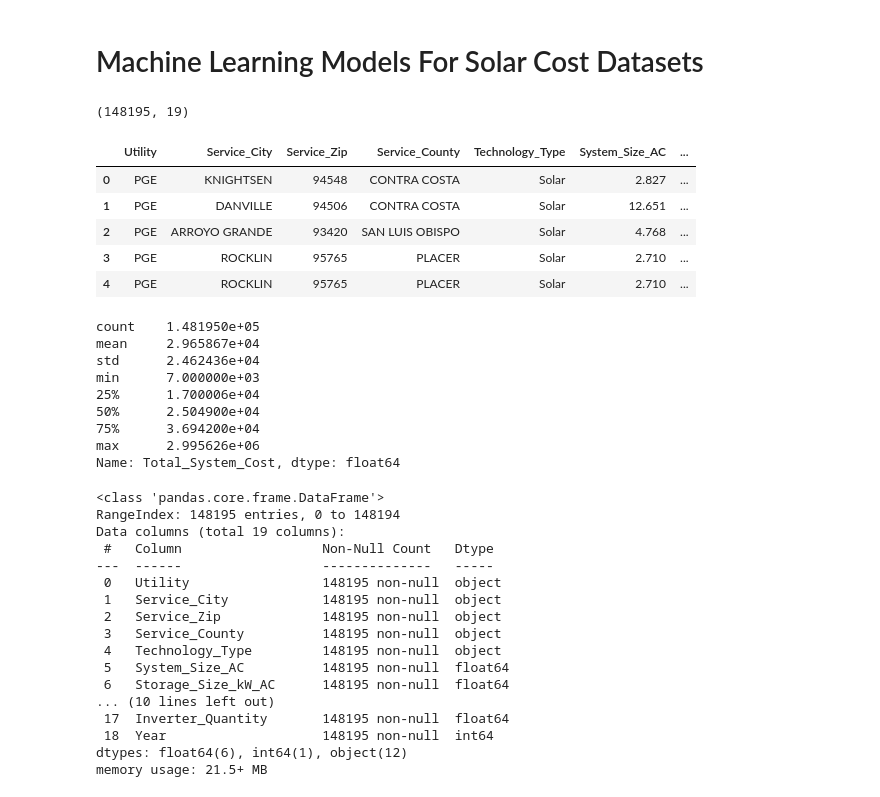
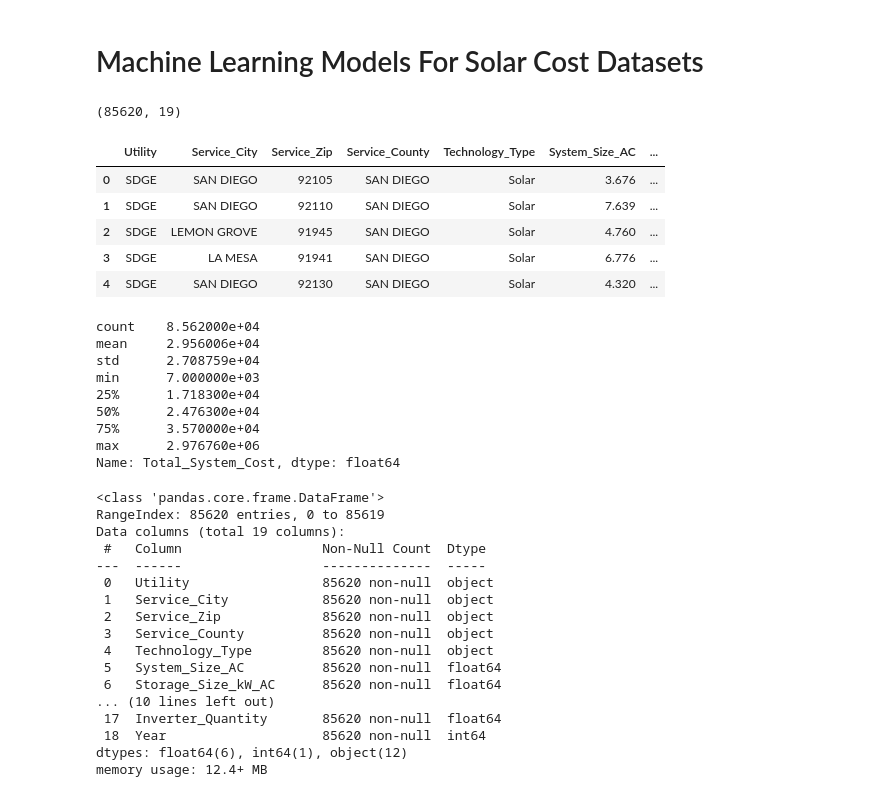
Before and after one commit to ns96/ML_Project, a Jupyter notebook: ml_nstevens.ipynb, the cells around one changed output. Drawn from its saved outputs; the diff is of its cells as text; code cells hidden in the pictures.

```diff
--- a/ml_nstevens.ipynb
+++ b/ml_nstevens.ipynb
@@ -25,18 +24,18 @@ hw = tf.config.get_visible_devices()
 tf.config.set_visible_devices(hw[0])
 # %%
 # import the Utility dataset
-utility = 'PGE'
+utility = 'SDGE'
 #data_file = "clean_data/df_" + utility + ".csv"
 data_file = "/Users/ns96/Documents/ML_Project/df_" + utility + ".csv"
 
 utility_df = pd.read_csv(data_file)
 print(utility_df.shape)
 utility_df.head()
 # %% [output]
-(148195, 19)
+(85620, 19)
 |  | Utility | Service_City | Service_Zip | Service_County | Technology_Type | System_Size_AC | ... |
-| 0 | PGE | KNIGHTSEN | 94548 | CONTRA COSTA | Solar | 2.827 | ... |
-| 1 | PGE | DANVILLE | 94506 | CONTRA COSTA | Solar | 12.651 | ... |
-| 2 | PGE | ARROYO GRANDE | 93420 | SAN LUIS OBISPO | Solar | 4.768 | ... |
-| 3 | PGE | ROCKLIN | 95765 | PLACER | Solar | 2.710 | ... |
-| 4 | PGE | ROCKLIN | 95765 | PLACER | Solar | 2.710 | ... |
+| 0 | SDGE | SAN DIEGO | 92105 | SAN DIEGO | Solar | 3.676 | ... |
+| 1 | SDGE | SAN DIEGO | 92110 | SAN DIEGO | Solar | 7.639 | ... |
+| 2 | SDGE | LEMON GROVE | 91945 | SAN DIEGO | Solar | 4.760 | ... |
+| 3 | SDGE | LA MESA | 91941 | SAN DIEGO | Solar | 6.776 | ... |
+| 4 | SDGE | SAN DIEGO | 92130 | SAN DIEGO | Solar | 4.320 | ... |
@@ -48,14 +43,14 @@ utility_df.head()
 # lets see what values of total cost are
 utility_df.Total_System_Cost.describe()
 # %% [output]
-count    1.481950e+05
-mean     2.965867e+04
-std      2.462436e+04
+count    8.562000e+04
+mean     2.956006e+04
+std      2.708759e+04
 min      7.000000e+03
-25%      1.700006e+04
-50%      2.504900e+04
-75%      3.694200e+04
-max      2.995626e+06
+25%      1.718300e+04
+50%      2.476300e+04
+75%      3.570000e+04
+max      2.976760e+06
 Name: Total_System_Cost, dtype: float64
 # %%
 # reduce the number of cities i.e if less than 200 then just set it to other
@@ -76,19 +71,19 @@ utility_df['Service_Zip'] = utility_df['Service_Zip'].astype(int).astype(str).st
 utility_df.info()
 # %% [output]
 <class 'pandas.core.frame.DataFrame'>
-RangeIndex: 148195 entries, 0 to 148194
+RangeIndex: 85620 entries, 0 to 85619
 Data columns (total 19 columns):
- #   Column                  Non-Null Count   Dtype
----  ------                  --------------   -----
- 0   Utility                 148195 non-null  object
- 1   Service_City            148195 non-null  object
- 2   Service_Zip             148195 non-null  object
- 3   Service_County          148195 non-null  object
- 4   Technology_Type         148195 non-null  object
- 5   System_Size_AC          148195 non-null  float64
- 6   Storage_Size_kW_AC      148195 non-null  float64
+ #   Column                  Non-Null Count  Dtype
+---  ------                  --------------  -----
+ 0   Utility                 85620 non-null  object
+ 1   Service_City            85620 non-null  object
+ 2   Service_Zip             85620 non-null  object
+ 3   Service_County          85620 non-null  object
+ 4   Technology_Type         85620 non-null  object
+ 5   System_Size_AC          85620 non-null  float64
+ 6   Storage_Size_kW_AC      85620 non-null  float64
 ... (10 lines left out)
- 17  Inverter_Quantity       148195 non-null  float64
- 18  Year                    148195 non-null  int64
+ 17  Inverter_Quantity       85620 non-null  float64
+ 18  Year                    85620 non-null  int64
 dtypes: float64(6), int64(1), object(12)
-memory usage: 21.5+ MB
+memory usage: 12.4+ MB
```
Also changed, not shown: parts of 18 cells of this notebook, 2 other files.
